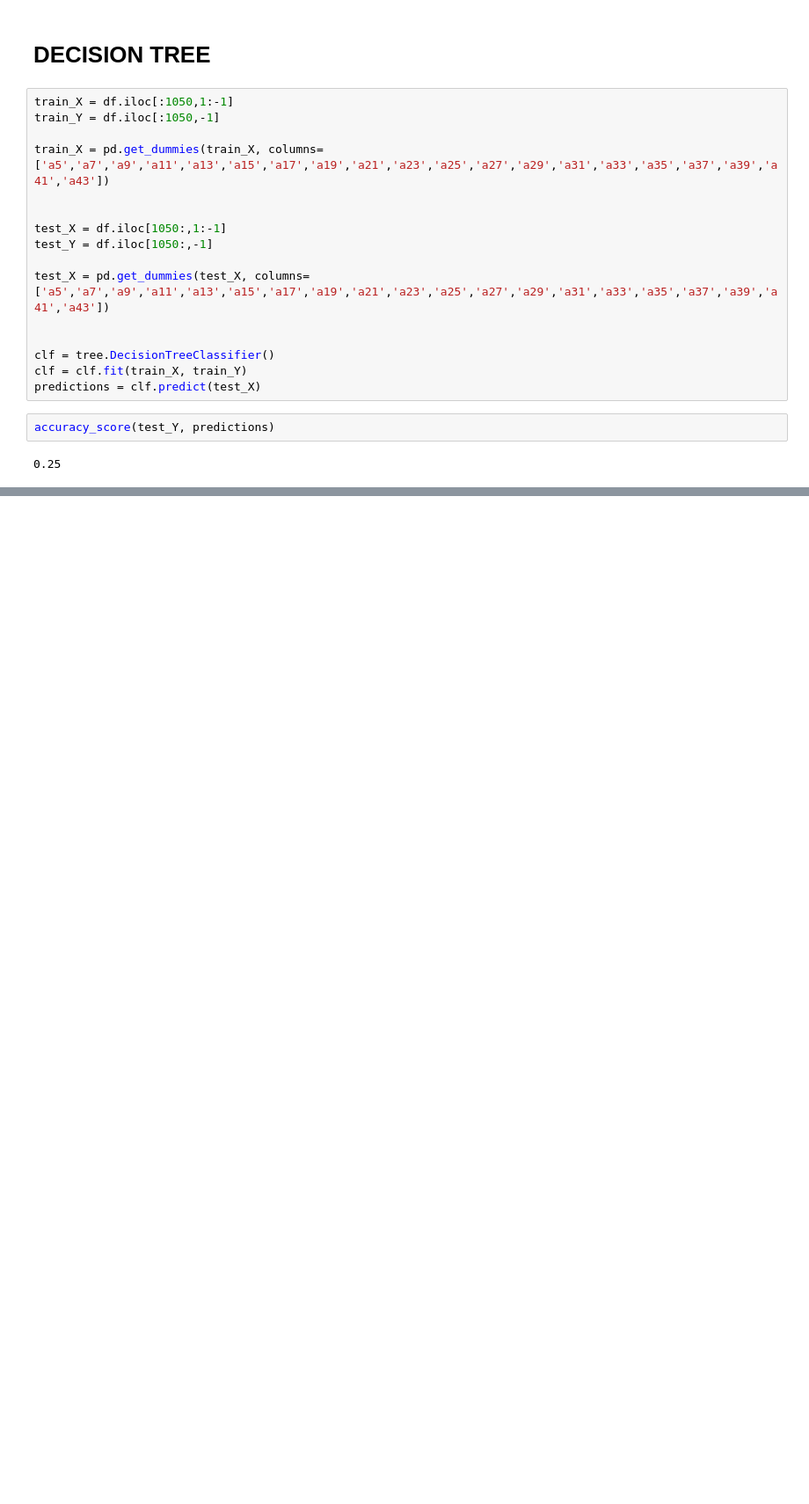
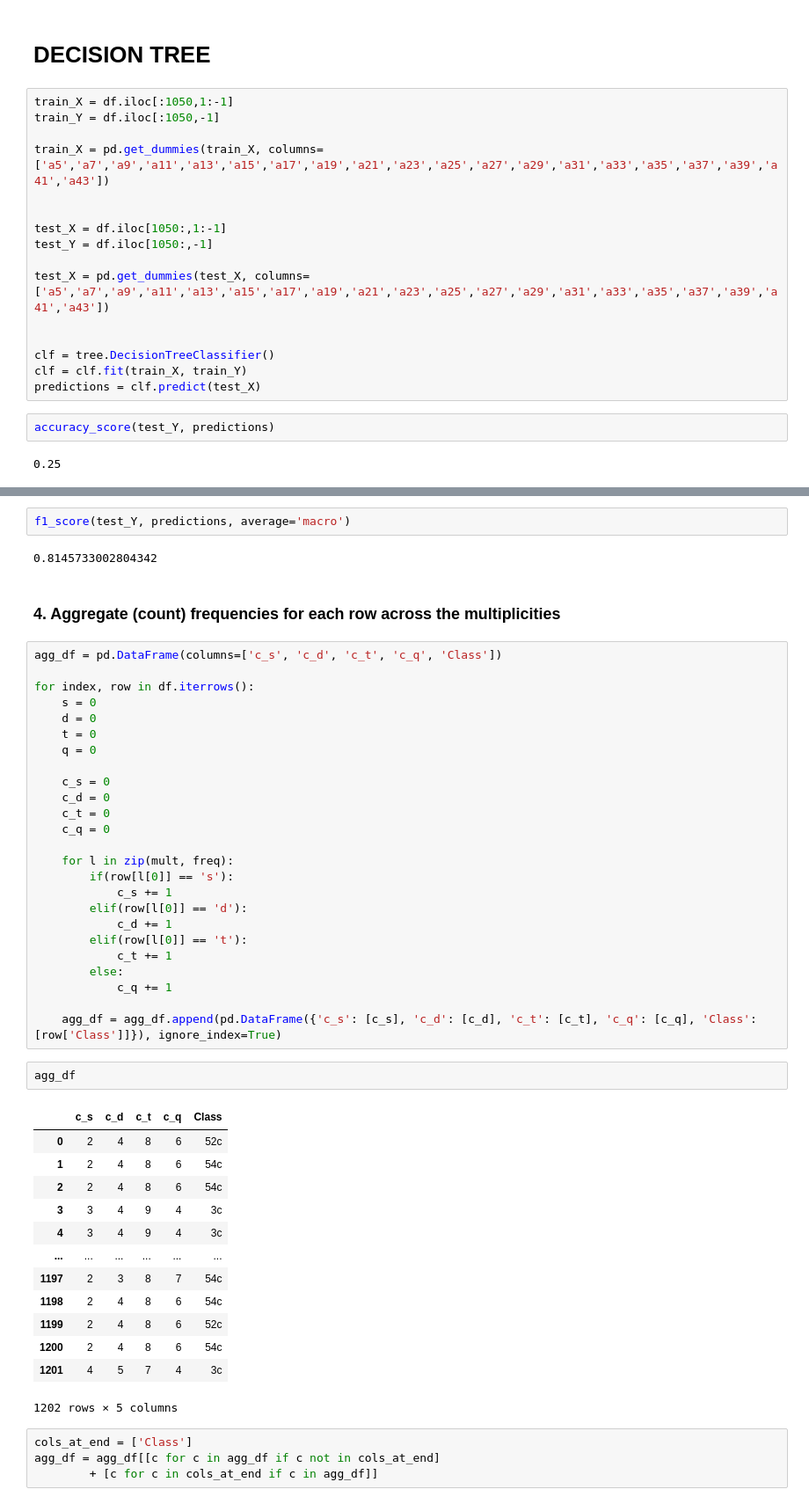
Before and after one commit to Darius888/TFART_Project, a Jupyter notebook: TFART_Project.ipynb, the cells around one changed output, grey strips where cells are left out. Shown: that part at 88% size. Cells and saved outputs as stored; diff of their text form; blank space fills up the shorter version.

```diff
--- a/TFART_Project.ipynb
+++ b/TFART_Project.ipynb
@@ -456,0 +775,51 @@ accuracy_score(test_Y, predictions)
+# %%
+f1_score(test_Y, predictions, average='macro')
+# %% [output]
+0.8145733002804342
+# %% [markdown]
+### 4. Aggregate (count) frequencies for each row across the multiplicities
+# %%
+agg_df = pd.DataFrame(columns=['c_s', 'c_d', 'c_t', 'c_q', 'Class'])
+
+for index, row in df.iterrows():
+    s = 0
+    d = 0
+    t = 0
+    q = 0
+
+    c_s = 0
+    c_d = 0
+    c_t = 0
+    c_q = 0
+
+    for l in zip(mult, freq):
+        if(row[l[0]] == 's'):
+            c_s += 1
+        elif(row[l[0]] == 'd'):
+            c_d += 1
+        elif(row[l[0]] == 't'):
+            c_t += 1
+        else:
+            c_q += 1
+
+    agg_df = agg_df.append(pd.DataFrame({'c_s': [c_s], 'c_d': [c_d], 'c_t': [c_t], 'c_q': [c_q], 'Class': [row['Class']]}), ignore_index=True)
+# %%
+agg_df
+# %% [output]
+|  | c_s | c_d | c_t | c_q | Class |
+| 0 | 2 | 4 | 8 | 6 | 52c |
+| 1 | 2 | 4 | 8 | 6 | 54c |
+| 2 | 2 | 4 | 8 | 6 | 54c |
+| 3 | 3 | 4 | 9 | 4 | 3c |
+| 4 | 3 | 4 | 9 | 4 | 3c |
+| ... | ... | ... | ... | ... | ... |
+| 1197 | 2 | 3 | 8 | 7 | 54c |
+| 1198 | 2 | 4 | 8 | 6 | 54c |
+| 1199 | 2 | 4 | 8 | 6 | 52c |
+| 1200 | 2 | 4 | 8 | 6 | 54c |
+| 1201 | 4 | 5 | 7 | 4 | 3c |
+1202 rows × 5 columns
+# %%
+cols_at_end = ['Class']
+agg_df = agg_df[[c for c in agg_df if c not in cols_at_end]
+        + [c for c in cols_at_end if c in agg_df]]
```
Also changed, not shown: parts of 30 cells of this notebook.
